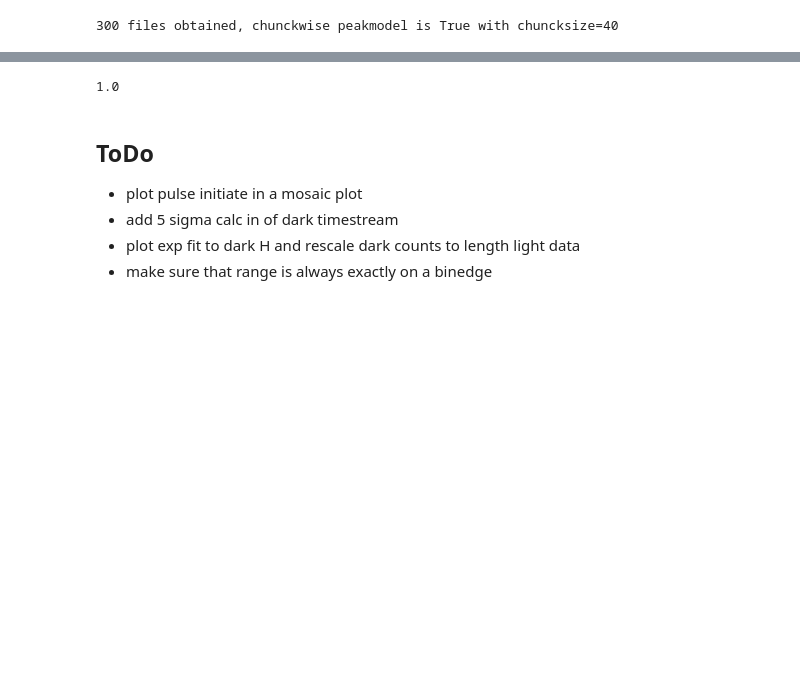
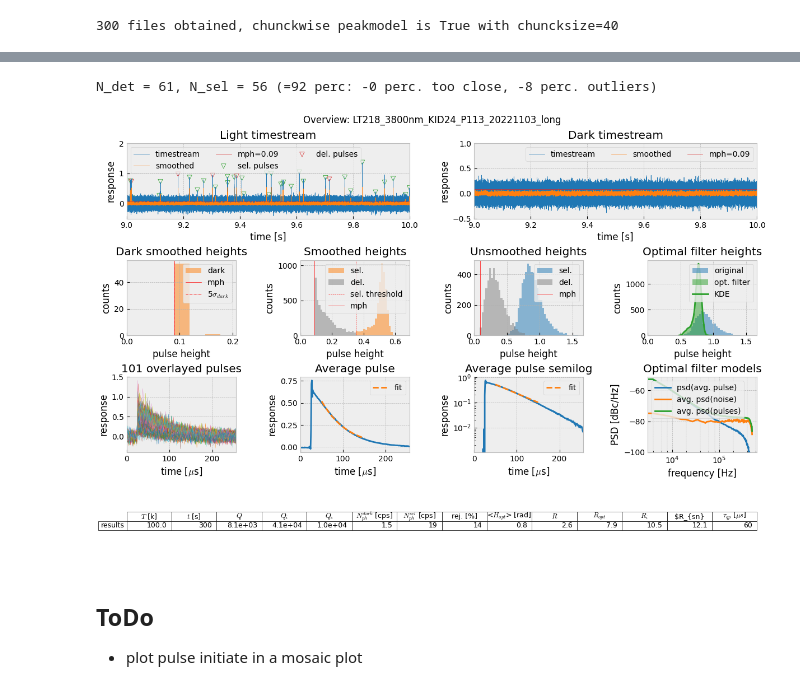
Before and after one commit to wilbertras/python-pulse-analysis, a Jupyter notebook: Data analysis scripts/LT218_38um.ipynb, the cells around one changed output, grey strips where cells are left out. Saved outputs shown, nothing was run; the diff lists cells and outputs as text; code cells hidden in the pictures; blank space fills up the shorter version.

```diff
--- a/Data analysis scripts/LT218_38um.ipynb
+++ b/Data analysis scripts/LT218_38um.ipynb
@@ -120,14 +120,12 @@ mkid.overview(settings, f, redo_peak_model=False, save=False, figpath='../Result
 # %%
 mkid = LT218_KID24_P113      # choose the object you want to analyze
-settings['H_range'] = .3
 mkid.name = 'LT%d_%dnm_KID%d_P%d_%s_higher-dist' % (LT, wavelength, kid_nr, pread, comment)
-print(mkid.name)
+settings['H_range'] = .35
+settings['binsize'] = 0.03
 mkid.overview(settings, f, redo_peak_model=False, save=False, figpath='../Results/')
+# %% [output]
+N_det = 61, N_sel = 56 (=92 perc: -0 perc. too close, -8 perc. outliers)
+[figure, added]
-# %%
-import numpy as np
-np.ceil(1-0.91)
-# %% [output]
-1.0
 # %%
 import numpy as np
 from scipy.optimize import curve_fit
@@ -162,9 +160,6 @@ ax.plot(bin_centers, exponetial(bin_centers, b, np.amax(hist)), c='r', lw=1, ls=
 ax.axvline(5*dark_sigma, 0, 1, lw=1, label='$H_{range}=>5\sigma_{dark}=%.2f$' % (5*dark_sigma), c='r')
 ax.annotate('$y=c\\cdot e^{-\\frac{x-mph}{b}}$', (.5, .5), xycoords='figure fraction', fontsize=18, c='r')
 ax.legend()
-# %% [markdown]
-## ToDo
-- plot pulse initiate in a mosaic plot
-- add 5 sigma calc in of dark timestream
-- plot exp fit to dark H and rescale dark counts to length light data
-- make sure that range is always exactly on a binedge
+# %% [markdown]
+## ToDo
+- plot pulse initiate in a mosaic plot
```
Also changed, not shown: parts of 6 cells of this notebook, 8 other files.
